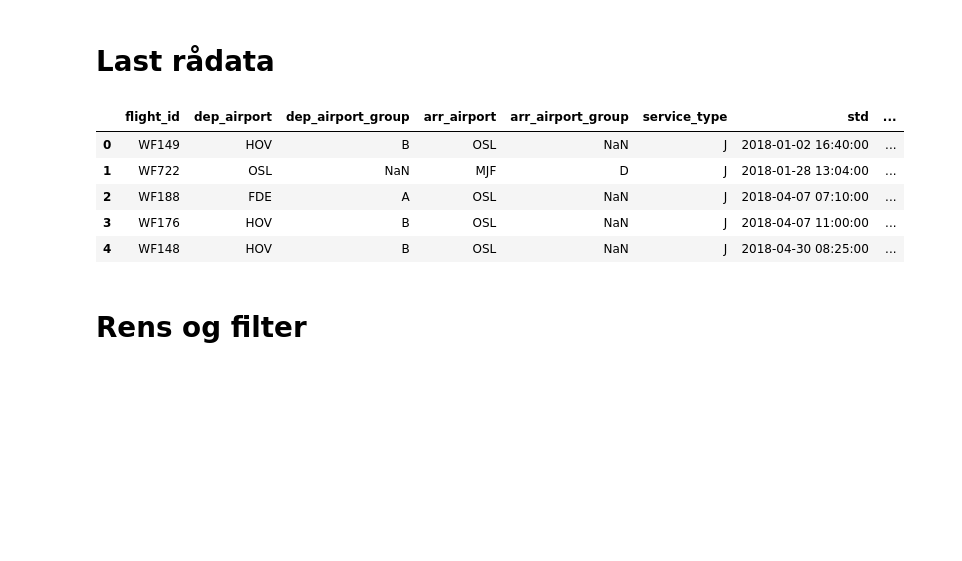
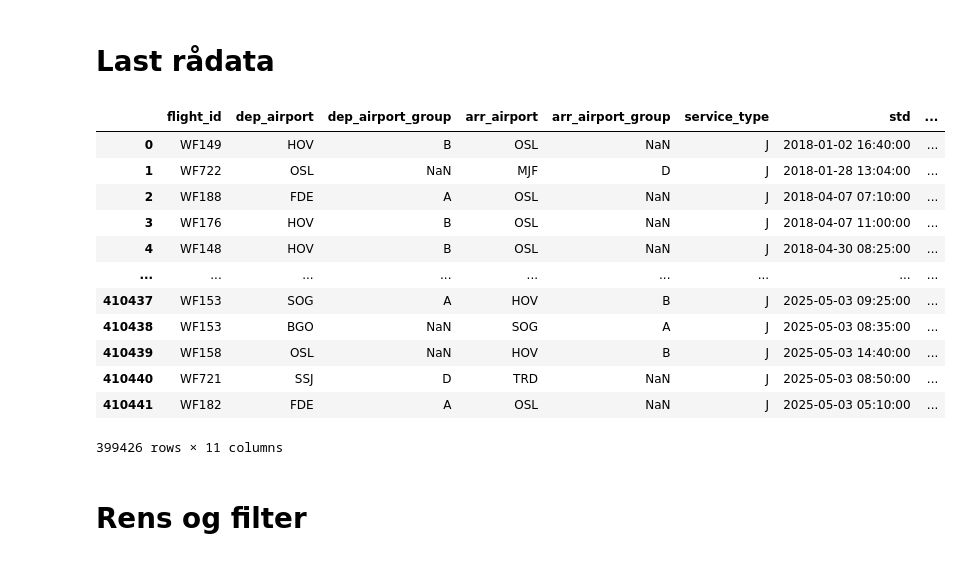
Before and after one commit to JakobBerg-Projects/avinor-ai, a Jupyter notebook: src/preprocessing.ipynb, the cells around one changed output. Saved outputs shown, nothing was run; the diff lists cells and outputs as text; code cells hidden in the pictures; blank space fills up the shorter version.

```diff
--- a/src/preprocessing.ipynb
+++ b/src/preprocessing.ipynb
@@ -121,14 +121,21 @@ def make_hourly_features(intervals_actual: pd.DataFrame) -> pd.DataFrame:
 # Last rådata
 # %%
 df_raw = load_flights(DATA_PATH)
-df_raw.head()
+df_raw
 # %% [output]
 |  | flight_id | dep_airport | dep_airport_group | arr_airport | arr_airport_group | service_type | std | ... |
 | 0 | WF149 | HOV | B | OSL | NaN | J | 2018-01-02 16:40:00 | ... |
 | 1 | WF722 | OSL | NaN | MJF | D | J | 2018-01-28 13:04:00 | ... |
 | 2 | WF188 | FDE | A | OSL | NaN | J | 2018-04-07 07:10:00 | ... |
 | 3 | WF176 | HOV | B | OSL | NaN | J | 2018-04-07 11:00:00 | ... |
 | 4 | WF148 | HOV | B | OSL | NaN | J | 2018-04-30 08:25:00 | ... |
+| ... | ... | ... | ... | ... | ... | ... | ... | ... |
+| 410437 | WF153 | SOG | A | HOV | B | J | 2025-05-03 09:25:00 | ... |
+| 410438 | WF153 | BGO | NaN | SOG | A | J | 2025-05-03 08:35:00 | ... |
+| 410439 | WF158 | OSL | NaN | HOV | B | J | 2025-05-03 14:40:00 | ... |
+| 410440 | WF721 | SSJ | D | TRD | NaN | J | 2025-05-03 08:50:00 | ... |
+| 410441 | WF182 | FDE | A | OSL | NaN | J | 2025-05-03 05:10:00 | ... |
+399426 rows × 11 columns
 # %% [markdown]
 # Rens og filter
 # %%
```
Also changed, not shown: parts of 4 cells of this notebook, 2 other files.
